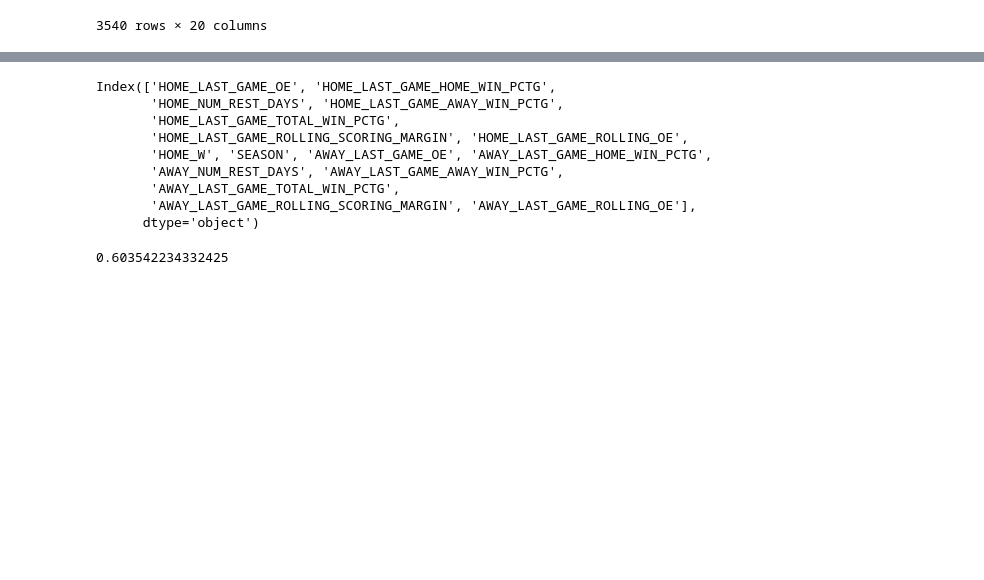
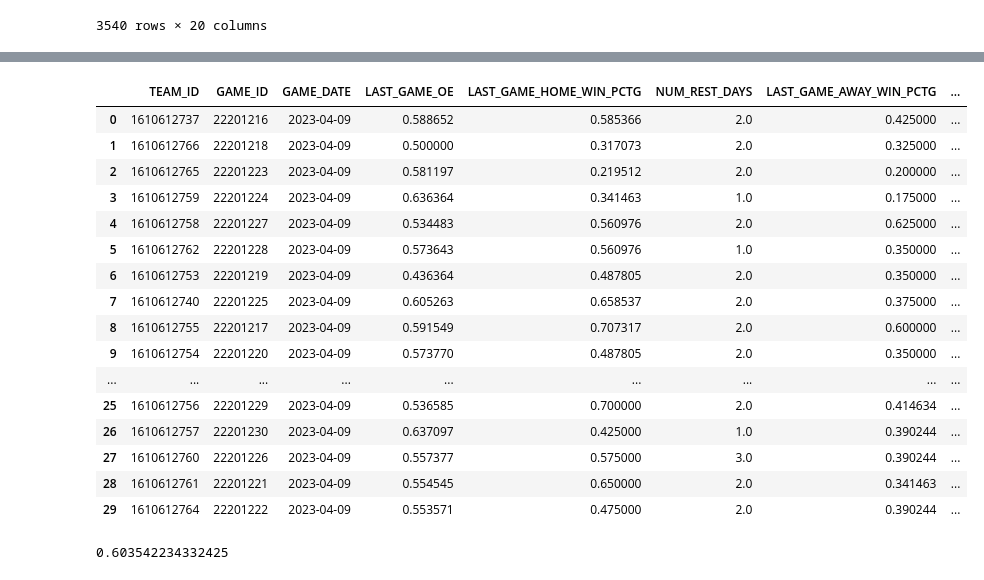
Before and after one commit to TheResearchLab/Practice, a Jupyter notebook: Streamlit-Basketball-App/data_ingest.ipynb, the cells around one changed output, grey strips where cells are left out. Drawn from its saved outputs; the diff is of its cells as text; code cells hidden in the pictures; blank space fills up the shorter version.

Commit message:
feat: scratch work for feature source table

```diff
--- a/Streamlit-Basketball-App/data_ingest.ipynb
+++ b/Streamlit-Basketball-App/data_ingest.ipynb
@@ -432,20 +448,37 @@ team_last_game = combined_df.iloc[combined_df.groupby(['TEAM_ID'])['GAME_DATE'].
 # %%
 latest_home_game = df.iloc[:,:12].merge(team_last_game, left_on=['HOME_TEAM_ID','GAME_DATE','GAME_ID'], right_on=['TEAM_ID','GAME_DATE','GAME_ID'])
-latest_away_game = df.iloc[:,-11:].merge(team_last_game, left_on=['AWAY_TEAM_ID','GAME_DATE','GAME_ID'], right_on=['TEAM_ID','GAME_DATE','GAME_ID'])
+latest_away_game = df.iloc[:,-13:].merge(team_last_game, left_on=['AWAY_TEAM_ID','GAME_DATE','GAME_ID'], right_on=['TEAM_ID','GAME_DATE','GAME_ID']).drop('HOME_TEAM_ID',axis=1)
-# %%
-from sklearn.linear_model import LogisticRegression
-
-df.columns
-# %% [output]
-Index(['HOME_LAST_GAME_OE', 'HOME_LAST_GAME_HOME_WIN_PCTG',
-       'HOME_NUM_REST_DAYS', 'HOME_LAST_GAME_AWAY_WIN_PCTG',
-       'HOME_LAST_GAME_TOTAL_WIN_PCTG',
-       'HOME_LAST_GAME_ROLLING_SCORING_MARGIN', 'HOME_LAST_GAME_ROLLING_OE',
-       'HOME_W', 'SEASON', 'AWAY_LAST_GAME_OE', 'AWAY_LAST_GAME_HOME_WIN_PCTG',
-       'AWAY_NUM_REST_DAYS', 'AWAY_LAST_GAME_AWAY_WIN_PCTG',
-       'AWAY_LAST_GAME_TOTAL_WIN_PCTG',
-       'AWAY_LAST_GAME_ROLLING_SCORING_MARGIN', 'AWAY_LAST_GAME_ROLLING_OE'],
-      dtype='object')
+# %%
+col_rename = {col:col[5:] if col[:5] in ['HOME_'] else col for col in latest_home_game.columns}
+latest_home_game = latest_home_game.drop(['HOME_TEAM_ID','HOME_W','SEASON'],axis=1).rename(columns=col_rename)[['TEAM_ID','GAME_ID','GAME_DATE','LAST_GAME_OE','LAST_GAME_HOME_WIN_PCTG', 'NUM_REST_DAYS', 'LAST_GAME_AWAY_WIN_PCTG',
+       'LAST_GAME_TOTAL_WIN_PCTG', 'LAST_GAME_ROLLING_SCORING_MARGIN',
+       'LAST_GAME_ROLLING_OE']]
+# %%
+#latest_away_game.iloc[:,-10:].columns[3][5:]
+col_rename = {col:col[5:] if col[:5] == 'AWAY_' else col for col in latest_away_game.columns}
+latest_away_game = latest_away_game.iloc[:,-12:].drop('AWAY_TEAM_ID',axis=1).rename(columns=col_rename)[['TEAM_ID','GAME_ID','GAME_DATE','LAST_GAME_OE','LAST_GAME_HOME_WIN_PCTG', 'NUM_REST_DAYS', 'LAST_GAME_AWAY_WIN_PCTG',
+       'LAST_GAME_TOTAL_WIN_PCTG', 'LAST_GAME_ROLLING_SCORING_MARGIN',
+       'LAST_GAME_ROLLING_OE']]
+# %%
+pd.concat([latest_away_game,latest_home_game]).reset_index(drop=True).drop_duplicates()
+# %% [output]
+|  | TEAM_ID | GAME_ID | GAME_DATE | LAST_GAME_OE | LAST_GAME_HOME_WIN_PCTG | NUM_REST_DAYS | LAST_GAME_AWAY_WIN_PCTG | ... |
+| 0 | 1610612737 | 22201216 | 2023-04-09 | 0.588652 | 0.585366 | 2.0 | 0.425000 | ... |
+| 1 | 1610612766 | 22201218 | 2023-04-09 | 0.500000 | 0.317073 | 2.0 | 0.325000 | ... |
+| 2 | 1610612765 | 22201223 | 2023-04-09 | 0.581197 | 0.219512 | 2.0 | 0.200000 | ... |
+| 3 | 1610612759 | 22201224 | 2023-04-09 | 0.636364 | 0.341463 | 1.0 | 0.175000 | ... |
+| 4 | 1610612758 | 22201227 | 2023-04-09 | 0.534483 | 0.560976 | 2.0 | 0.625000 | ... |
+| 5 | 1610612762 | 22201228 | 2023-04-09 | 0.573643 | 0.560976 | 1.0 | 0.350000 | ... |
+| 6 | 1610612753 | 22201219 | 2023-04-09 | 0.436364 | 0.487805 | 2.0 | 0.350000 | ... |
+| 7 | 1610612740 | 22201225 | 2023-04-09 | 0.605263 | 0.658537 | 2.0 | 0.375000 | ... |
+| 8 | 1610612755 | 22201217 | 2023-04-09 | 0.591549 | 0.707317 | 2.0 | 0.600000 | ... |
+| 9 | 1610612754 | 22201220 | 2023-04-09 | 0.573770 | 0.487805 | 2.0 | 0.350000 | ... |
+| ... | ... | ... | ... | ... | ... | ... | ... | ... |
+| 25 | 1610612756 | 22201229 | 2023-04-09 | 0.536585 | 0.700000 | 2.0 | 0.414634 | ... |
+| 26 | 1610612757 | 22201230 | 2023-04-09 | 0.637097 | 0.425000 | 1.0 | 0.390244 | ... |
+| 27 | 1610612760 | 22201226 | 2023-04-09 | 0.557377 | 0.575000 | 3.0 | 0.390244 | ... |
+| 28 | 1610612761 | 22201221 | 2023-04-09 | 0.554545 | 0.650000 | 2.0 | 0.341463 | ... |
+| 29 | 1610612764 | 22201222 | 2023-04-09 | 0.553571 | 0.475000 | 2.0 | 0.390244 | ... |
 # %%
 from sklearn.model_selection import train_test_split
 from sklearn import preprocessing
```
Also changed, not shown: parts of 1 cell of this notebook.
